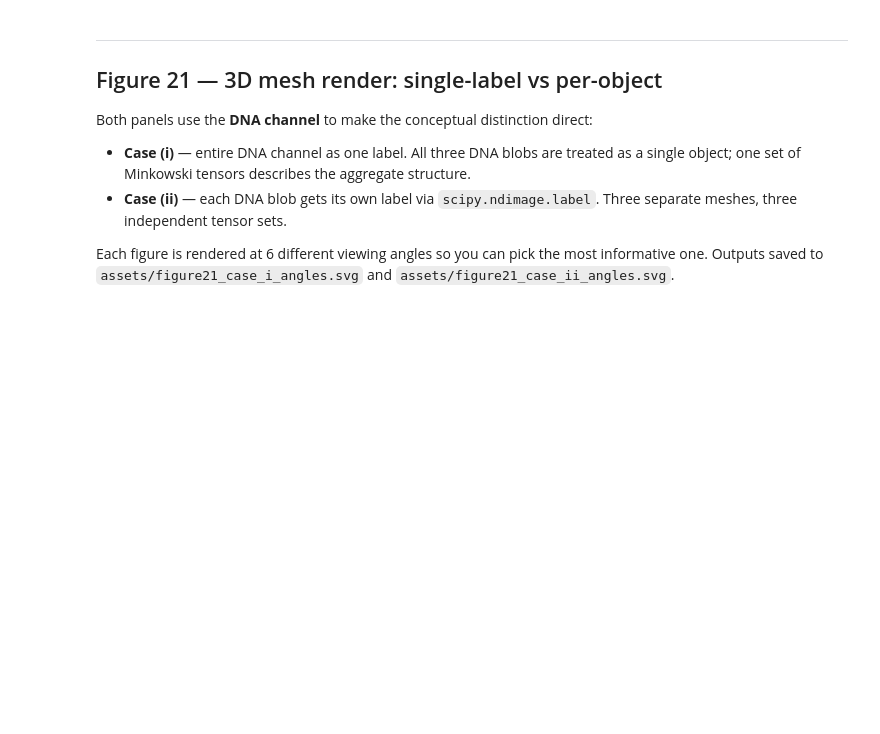
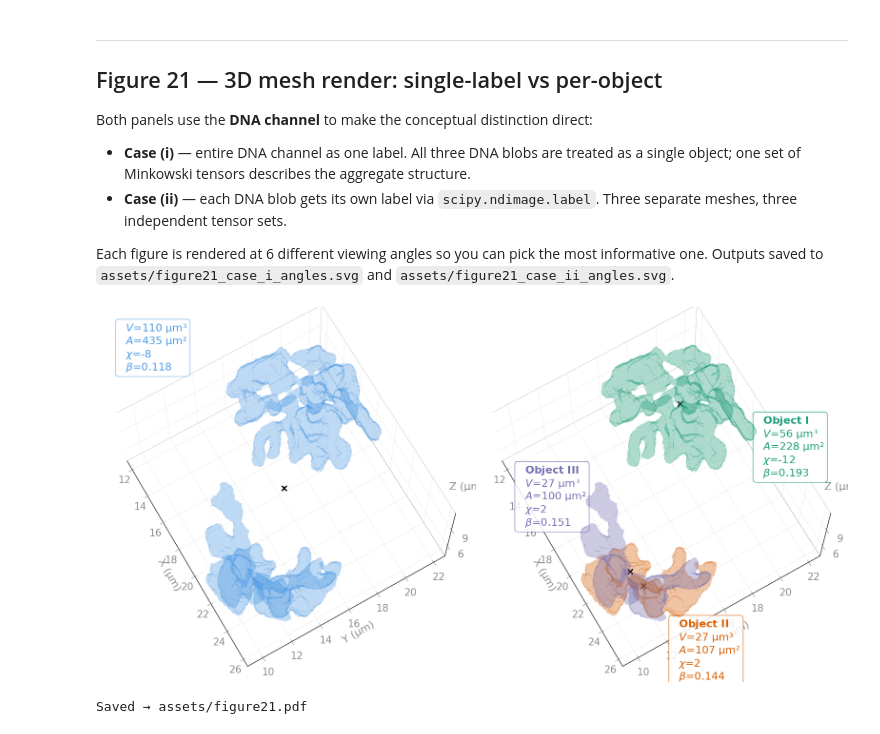
Before and after one commit to Ishihara-SynthMorph/pykarambola, a Jupyter notebook: examples/label_image_api.ipynb, the cells around one changed output. Drawn from its saved outputs; the diff is of its cells as text; code cells hidden in the pictures; blank space fills up the shorter version.

```diff
--- a/examples/label_image_api.ipynb
+++ b/examples/label_image_api.ipynb
@@ -355,11 +355,12 @@ Both panels use the **DNA channel** to make the conceptual distinction direct:
 Each figure is rendered at 6 different viewing angles so you can pick the most informative one.
 Outputs saved to `assets/figure21_case_i_angles.svg` and `assets/figure21_case_ii_angles.svg`.
 # %%
-BASE_FONT = 10
+BASE_FONT = 16
 plt.rcParams.update({'font.size': BASE_FONT, 'axes.titlesize': BASE_FONT+2, 'axes.labelsize': BASE_FONT, 'xtick.labelsize': BASE_FONT-1, 'ytick.labelsize': BASE_FONT-1})
 
 SPACING = (voxel_size_um,) * 3
 dark2   = plt.colormaps['Dark2']
+ROMAN = {1: 'I', 2: 'II', 3: 'III'}
 
 # ── helpers ───────────────────────────────────────────────────────────────────
 def style_ax(ax):
@@ -389,7 +390,7 @@ def centroid_xyz(mask):
     return np.array([czyx[2], czyx[1], czyx[0]]) * voxel_size_um # XYZ µm
 
 def fmt_stats(r, lbl=None):
-    prefix = f'  {lbl}\n' if lbl else ''
+    prefix = f'  $\\mathbf{{Object\\ {ROMAN[lbl]}}}$\n' if lbl else ''
     return (f'{prefix}'
             f'  $V$={r["w000"] * voxel_size_um**3:.0f} µm³\n'
             f'  $A$={r["w100"] * 3 * voxel_size_um**2:.0f} µm²\n'
@@ -414,38 +415,42 @@ for lbl in range(1, n_objects + 1):
 all_v = np.vstack([d['verts'] for d in obj_data.values()])
 
 # ── figure ────────────────────────────────────────────────────────────────────
-fig, (ax_i, ax_ii) = plt.subplots(1, 2, figsize=(14, 6),
+fig, (ax_i, ax_ii) = plt.subplots(1, 2, figsize=(16, 8),
                                    subplot_kw={'projection': '3d'})
 
 # (a) single label
 ax_i.add_collection3d(Poly3DCollection(verts_i[faces_i], alpha=0.2,
                                         facecolor='#4C9BE8', edgecolor='none'))
 fit_ax(ax_i, verts_i); style_ax(ax_i)
-ax_i.set_title('(a)  entire DNA channel as one label\n(1 set of Minkowski tensors)')
+# ax_i.set_title('(a)  entire DNA channel as one label\n(1 set of Minkowski tensors)')
 ax_i.text2D(0.05, 0.97, fmt_stats(results_case2_dna[1]),
             transform=ax_i.transAxes, va='top', color='#4C9BE8',
             bbox=dict(boxstyle='round', facecolor='white', alpha=0.7, edgecolor='#4C9BE8'))
 ax_i.scatter(*center_i, marker='x', s=60, color='black', linewidths=2, depthshade=False)
 
 # (b) per-object
 for lbl, d in obj_data.items():
     c = d['color']
     ax_ii.add_collection3d(Poly3DCollection(d['verts'][d['faces']],
                                              alpha=0.2, facecolor=c, edgecolor='none'))
     cx, cy, cz = d['center']
     off = TEXT_OFFSETS[lbl]
     ax_ii.text(cx+off[0], cy+off[1], cz+off[2], d['stats'],
                color=c, va='bottom',
                bbox=dict(boxstyle='round', facecolor='white', alpha=0.85,
                          edgecolor=c, linewidth=1.0))
     ax_ii.scatter([cx], [cy], [cz], marker='x', s=60, color='black',
                   linewidths=2, depthshade=False)
 
 fit_ax(ax_ii, all_v); style_ax(ax_ii)
-ax_ii.set_title('(b)  per-object DNA morphometry\n(3 labels → 3 independent tensor sets)')
+# ax_ii.set_title('(b)  per-object DNA morphometry\n(3 labels → 3 independent tensor sets)')
 
-plt.suptitle('Figure 21 — single-label vs per-object', fontsize=BASE_FONT+3)
+# plt.suptitle('Single-label vs per-object', fontsize=BASE_FONT+3)
 plt.tight_layout()
+plt.savefig('../assets/figure21.pdf', bbox_inches='tight', dpi=150)
 plt.savefig('../assets/figure21.svg', bbox_inches='tight', dpi=150)
 plt.show()
-print('Saved → assets/figure21.svg')
+print('Saved → assets/figure21.pdf')
+# %% [output]
+[figure, added]
+Saved → assets/figure21.pdf
```
Also changed, not shown: 3 other files.
